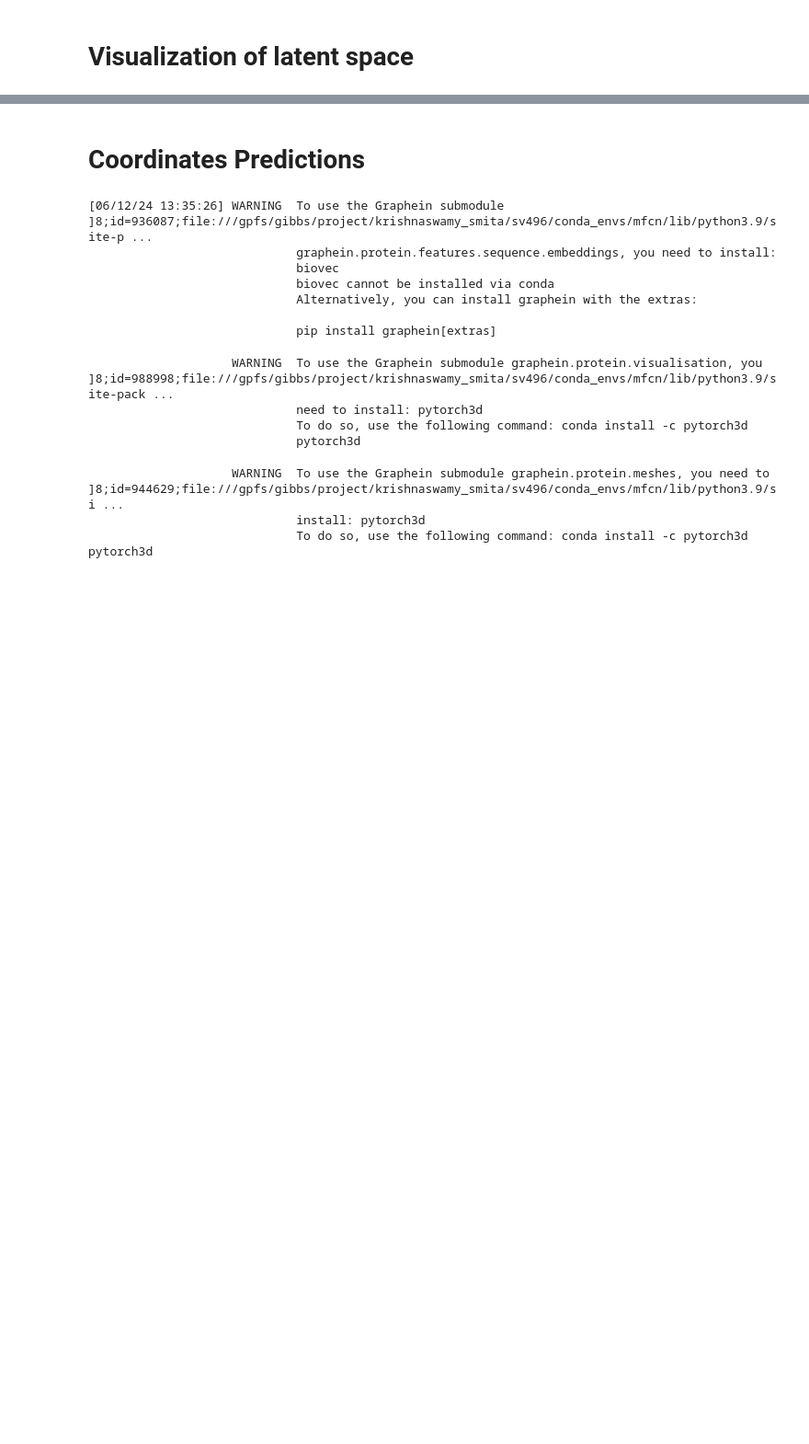
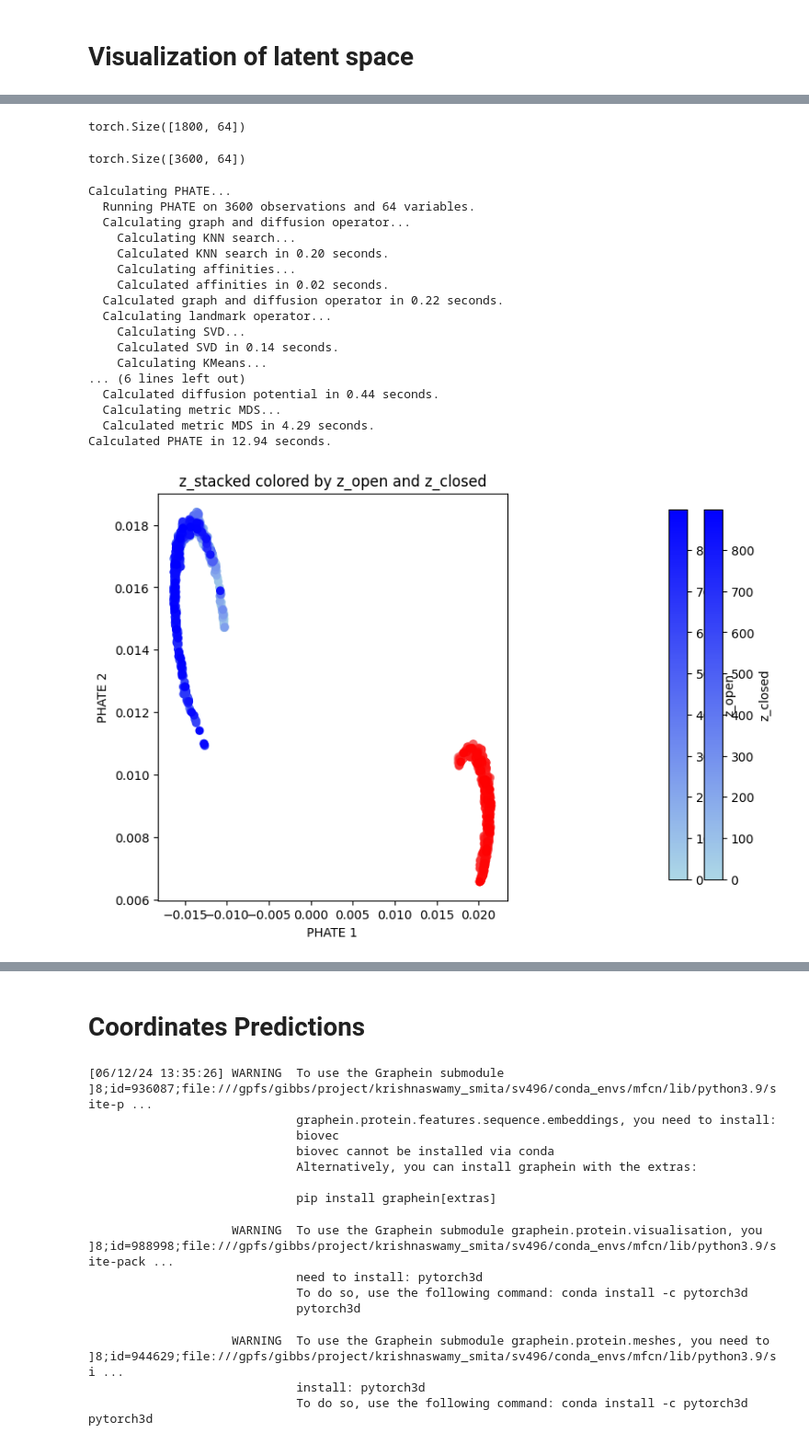
Before and after one commit to KrishnaswamyLab/ProtSCAPE, a Jupyter notebook: atlas_results.ipynb, the cells around one changed output, grey strips where cells are left out. Shown at 92% size. Cells and saved outputs as stored; diff of their text form; code cells hidden in the pictures; blank space fills up the shorter version.

```diff
--- a/atlas_results.ipynb
+++ b/atlas_results.ipynb
@@ -22,0 +23,25 @@ torch.Size([9985, 64])
+# %%
+with open('latent_embeddingsmurd_open.pkl', 'rb') as file:
+    # Load the data from the pickle file
+    z_open = pk.load(file)
+
+with open('latent_embeddingsmurd_closed.pkl', 'rb') as file:
+    # Load the data from the pickle file
+    z_closed = pk.load(file)
+
+z_open = torch.cat(z_open, dim=0)
+z_closed = torch.cat(z_closed, dim=0)
+# Create labels (0 for open, 1 for closed)
+# labels = np.array([0] * len(z_open) + [1] * len(z_closed))
+# %%
+z_stacked = torch.cat([z_open, z_closed], dim=0)
+# %%
+z_stacked.shape
+# %% [output]
+torch.Size([1800, 64])
+# %%
+z_stacked = torch.cat([z_stacked, z_rep], dim=0)
+# %%
+z_stacked.shape
+# %% [output]
+torch.Size([3600, 64])
@@ -22,0 +52,49 @@ torch.Size([9985, 64])
+# %%
+import phate
+
+import matplotlib.pyplot as plt
+from matplotlib.colors import LinearSegmentedColormap
+# Create PHATE object
+phate_operator = phate.PHATE()
+
+# Fit and transform the latent representation
+z_phate = phate_operator.fit_transform(z_stacked)
+red_cmap = LinearSegmentedColormap.from_list('red_cmap', ['lightcoral', 'red'])
+blue_cmap = LinearSegmentedColormap.from_list('blue_cmap', ['lightblue', 'blue'])
+# Visualize the latent representation
+plt.figure(figsize=(8, 6))
+# plt.scatter(z_phate[:, 0], z_phate[:, 1], c=labels, cmap='viridis')
+plt.scatter(z_phate[:900, 0], z_phate[:900, 1], c=times[:900], cmap=red_cmap)
+plt.scatter(z_phate[900:1800, 0], z_phate[900:1800, 1], c=times[900:1800], cmap=blue_cmap)
+plt.xlabel('PHATE 1')
+plt.ylabel('PHATE 2')
+plt.title('z_stacked colored by z_open and z_closed')
+# Create the first colorbar for z_open
+cbar1 = plt.colorbar(label='z_open', ax=plt.gca())
+# Create the second colorbar for z_closed
+cbar2 = plt.colorbar(label='z_closed', ax=plt.gca())
+
+# Adjust the position of the colorbars
+cbar1.ax.set_position([0.85, 0.15, 0.03, 0.7])
+cbar2.ax.set_position([0.9, 0.15, 0.03, 0.7])
+# plt.colorbar(label='z_open and z_closed')
+plt.show()
+# %% [output]
+Calculating PHATE...
+  Running PHATE on 3600 observations and 64 variables.
+  Calculating graph and diffusion operator...
+    Calculating KNN search...
+    Calculated KNN search in 0.20 seconds.
+    Calculating affinities...
+    Calculated affinities in 0.02 seconds.
+  Calculated graph and diffusion operator in 0.22 seconds.
+  Calculating landmark operator...
+    Calculating SVD...
+    Calculated SVD in 0.14 seconds.
+    Calculating KMeans...
+... (6 lines left out)
+  Calculated diffusion potential in 0.44 seconds.
+  Calculating metric MDS...
+  Calculated metric MDS in 4.29 seconds.
+Calculated PHATE in 12.94 seconds.
+[figure, added]
```
Also changed, not shown: parts of 17 cells of this notebook, 6 other files.
